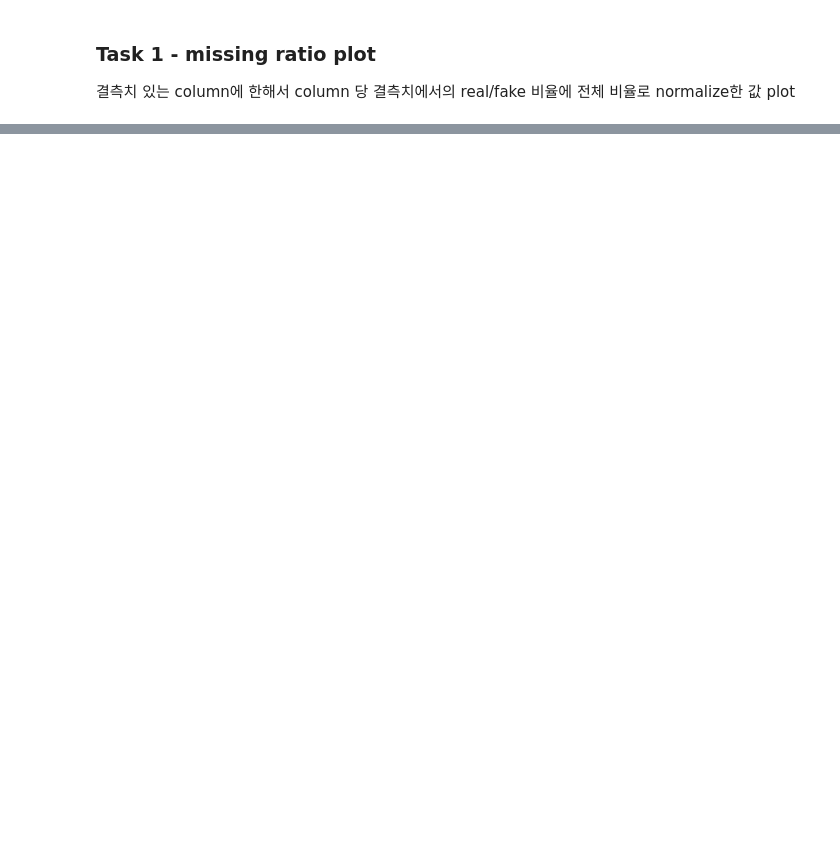
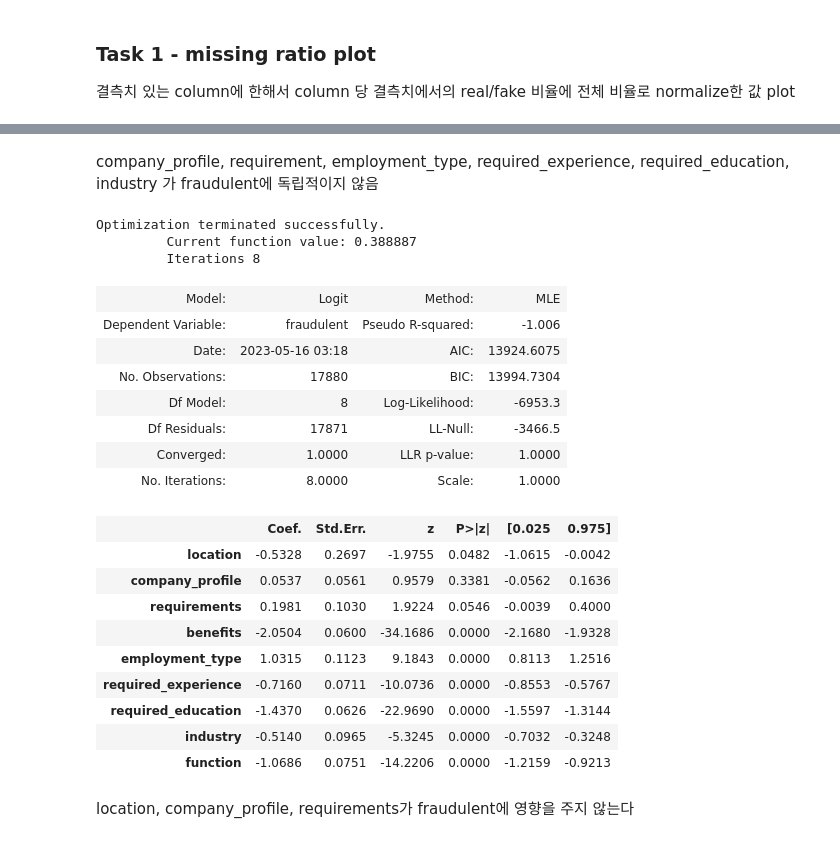
Before and after one commit to glistering96/BigDataAnalysis-HYU-IE, a Jupyter notebook: notebook/EDA_김원준-박우찬.ipynb, the cells around one changed output, grey strips where cells are left out. Cells and saved outputs as stored; diff of their text form; code cells hidden in the pictures; blank space fills up the shorter version.

```diff
--- a/notebook/EDA_김원준-박우찬.ipynb
+++ b/notebook/EDA_김원준-박우찬.ipynb
@@ -849,0 +948,6 @@ miss_ratio_plot(False)
+# %%
+# missing ratio top 3 column 분할
+dropcols = ['job_id','title','description','telecommuting','has_company_logo','has_questions', 'department', 'salary_range']
+misst3 = df.copy().drop(dropcols, axis = 1)
+
+misst3.head()
@@ -849,0 +961,7 @@ miss_ratio_plot(False)
+# %%
+# missing = 1, not missing = 0으로 데이터 대체
+for col in misst3.columns[:-1]:
+    misst3.loc[misst3[col].notnull(), col] = 0
+    misst3.loc[misst3[col].isnull(), col] = 1
+
+misst3.info()
@@ -849,0 +1003,37 @@ miss_ratio_plot(False)
+# %% [markdown]
+company_profile, requirement, employment_type, required_experience, required_education, industry
+가 fraudulent에 독립적이지 않음
+# %%
+# 로지스틱 회귀분석
+import statsmodels.api as sm
+
+y = misst3['fraudulent']
+x = misst3.iloc[:,:-1].astype(dtype = 'int64')
+
+logit = sm.Logit(y, x)
+result = logit.fit()
+result.summary2()
+# %% [output]
+Optimization terminated successfully.
+         Current function value: 0.388887
+         Iterations 8
+| Model: | Logit | Method: | MLE |
+| Dependent Variable: | fraudulent | Pseudo R-squared: | -1.006 |
+| Date: | 2023-05-16 03:18 | AIC: | 13924.6075 |
+| No. Observations: | 17880 | BIC: | 13994.7304 |
+| Df Model: | 8 | Log-Likelihood: | -6953.3 |
+| Df Residuals: | 17871 | LL-Null: | -3466.5 |
+| Converged: | 1.0000 | LLR p-value: | 1.0000 |
+| No. Iterations: | 8.0000 | Scale: | 1.0000 |
+|  | Coef. | Std.Err. | z | P>|z| | [0.025 | 0.975] |
+| location | -0.5328 | 0.2697 | -1.9755 | 0.0482 | -1.0615 | -0.0042 |
+| company_profile | 0.0537 | 0.0561 | 0.9579 | 0.3381 | -0.0562 | 0.1636 |
+| requirements | 0.1981 | 0.1030 | 1.9224 | 0.0546 | -0.0039 | 0.4000 |
+| benefits | -2.0504 | 0.0600 | -34.1686 | 0.0000 | -2.1680 | -1.9328 |
+| employment_type | 1.0315 | 0.1123 | 9.1843 | 0.0000 | 0.8113 | 1.2516 |
+| required_experience | -0.7160 | 0.0711 | -10.0736 | 0.0000 | -0.8553 | -0.5767 |
+| required_education | -1.4370 | 0.0626 | -22.9690 | 0.0000 | -1.5597 | -1.3144 |
+| industry | -0.5140 | 0.0965 | -5.3245 | 0.0000 | -0.7032 | -0.3248 |
+| function | -1.0686 | 0.0751 | -14.2206 | 0.0000 | -1.2159 | -0.9213 |
+# %% [markdown]
+location, company_profile, requirements가 fraudulent에 영향을 주지 않는다
```
Also changed, not shown: parts of 44 cells of this notebook.
